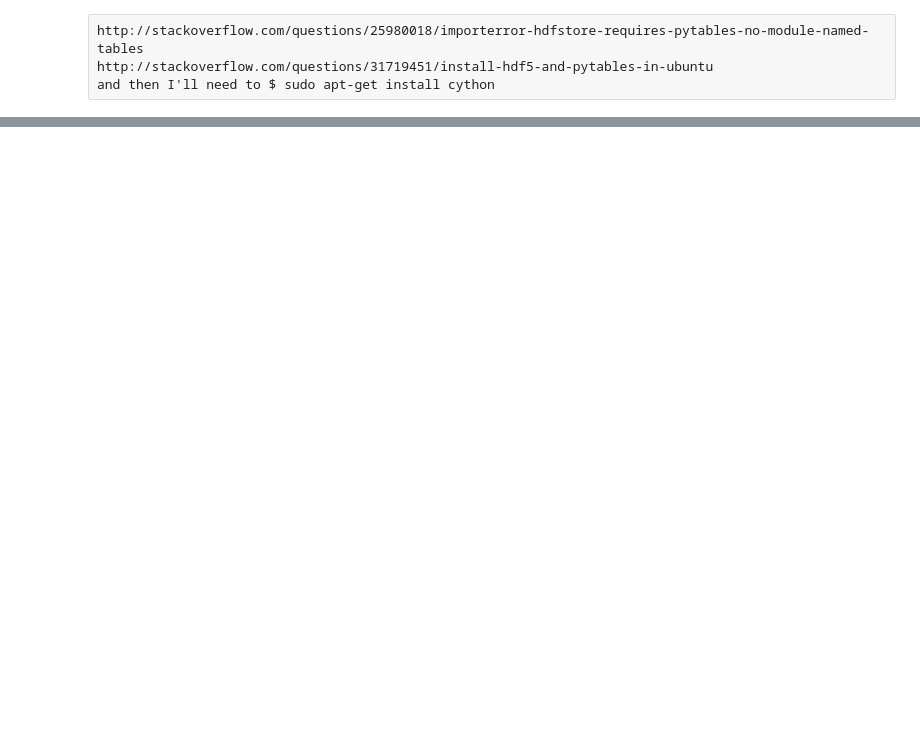
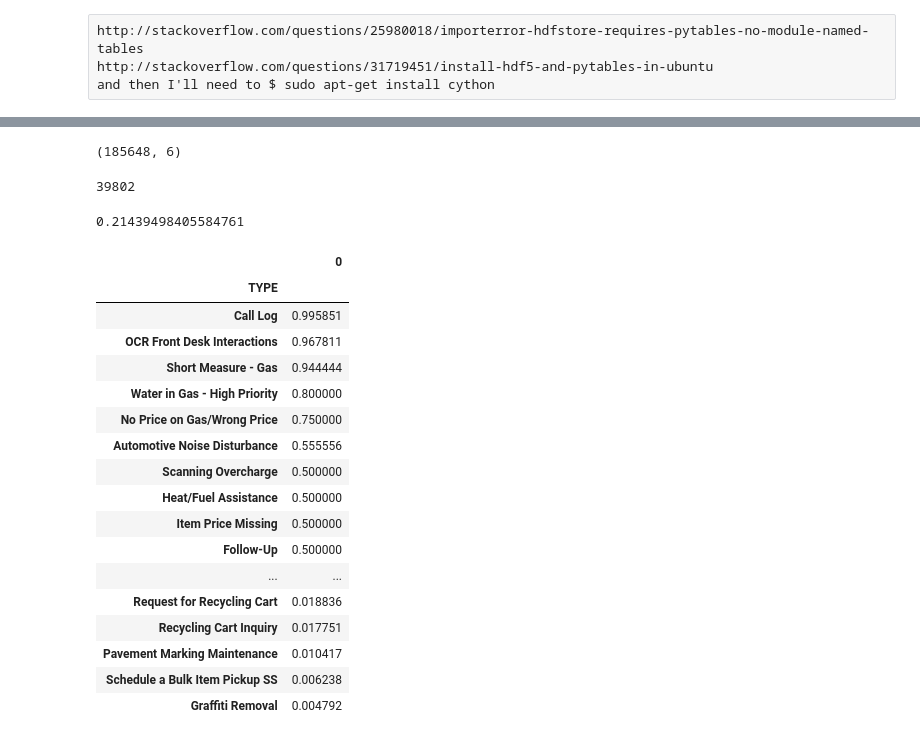
Before and after one commit to aok1425/311-prediction-times, a Jupyter notebook: preprocessing/05 playing w final df.ipynb, the cells around one changed output, grey strips where cells are left out. Cells and saved outputs as stored; diff of their text form; code cells hidden in the pictures; blank space fills up the shorter version.

```diff
--- a/preprocessing/05 playing w final df.ipynb
+++ b/preprocessing/05 playing w final df.ipynb
@@ -30,0 +75,4 @@ NameError: name 'df_generator' is not defined
+# %%
+cc = aa[aa.OPEN_DT > '2016-01-01'][['<1h_completion', 'TYPE', 'Source']].groupby(['TYPE', '<1h_completion']).count().unstack()
+cc.columns = cc.columns.get_level_values(1)
+cc.head()
@@ -30,0 +87,34 @@ NameError: name 'df_generator' is not defined
+# %%
+aa[aa.OPEN_DT > '2016-01-01'].shape
+# %% [output]
+(185648, 6)
+# %%
+aa[aa.OPEN_DT > '2016-01-01']['<1h_completion'].sum()
+# %% [output]
+39802
+# %%
+39802 / float(185648)
+# %% [output]
+0.21439498405584761
+# %%
+with pd.option_context("display.max_rows", 500):
+    display(pd.DataFrame(cc[True] / (cc[True] + cc[False])).sort(columns=0, ascending=False).dropna())
+# %% [output]
+|  | 0 |
+| TYPE |  |
+| Call Log | 0.995851 |
+| OCR Front Desk Interactions | 0.967811 |
+| Short Measure - Gas | 0.944444 |
+| Water in Gas - High Priority | 0.800000 |
+| No Price on Gas/Wrong Price | 0.750000 |
+| Automotive Noise Disturbance | 0.555556 |
+| Scanning Overcharge | 0.500000 |
+| Heat/Fuel Assistance | 0.500000 |
+| Item Price Missing | 0.500000 |
+| Follow-Up | 0.500000 |
+| ... | ... |
+| Request for Recycling Cart | 0.018836 |
+| Recycling Cart Inquiry | 0.017751 |
+| Pavement Marking Maintenance | 0.010417 |
+| Schedule a Bulk Item Pickup SS | 0.006238 |
+| Graffiti Removal | 0.004792 |
```
Also changed, not shown: parts of 20 cells of this notebook, 1 other file.
